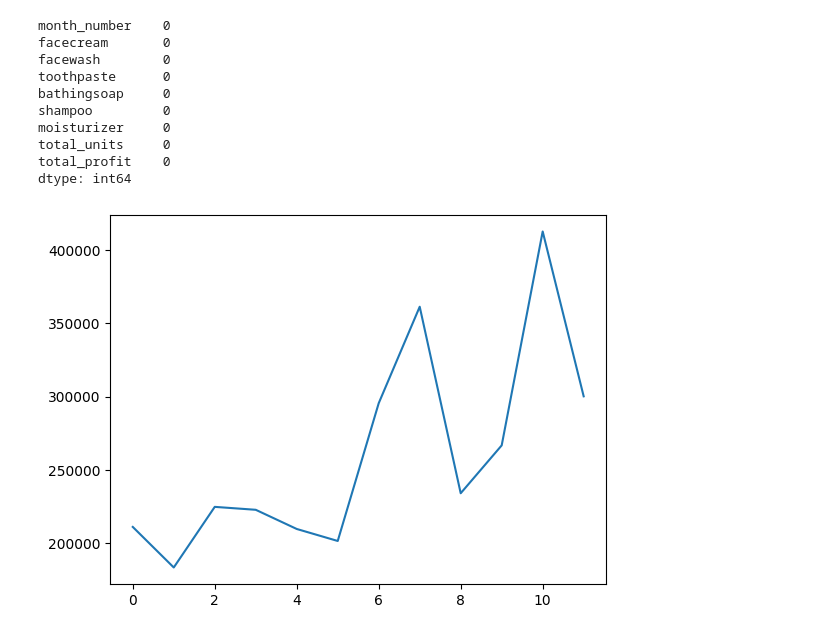
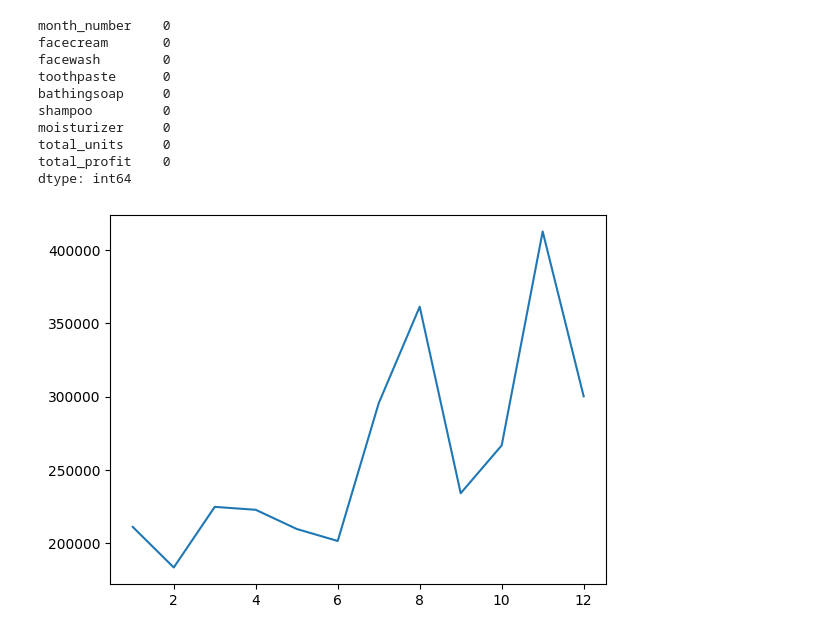
Before and after one commit to APAdhil71/pandaswork, a Jupyter notebook: company_sales/process_company.ipynb, the cells around one changed output. Drawn from its saved outputs; the diff is of its cells as text; code cells hidden in the pictures.

```diff
--- a/company_sales/process_company.ipynb
+++ b/company_sales/process_company.ipynb
@@ -23,8 +23,8 @@ total_profit    0
 dtype: int64
 # %%
 # 1. Read Total profit of all months and show it using a line plot
-profit=df["total_profit"]
-plt.plot(profit)
+profit_summary=df.groupby("month_number")["total_profit"].sum()
+plt.plot(profit_summary)
 plt.show()
 # %% [output]
-[figure, old version]
+[figure, new version]
```
Also changed, not shown: parts of 9 cells of this notebook, 2 other files.
